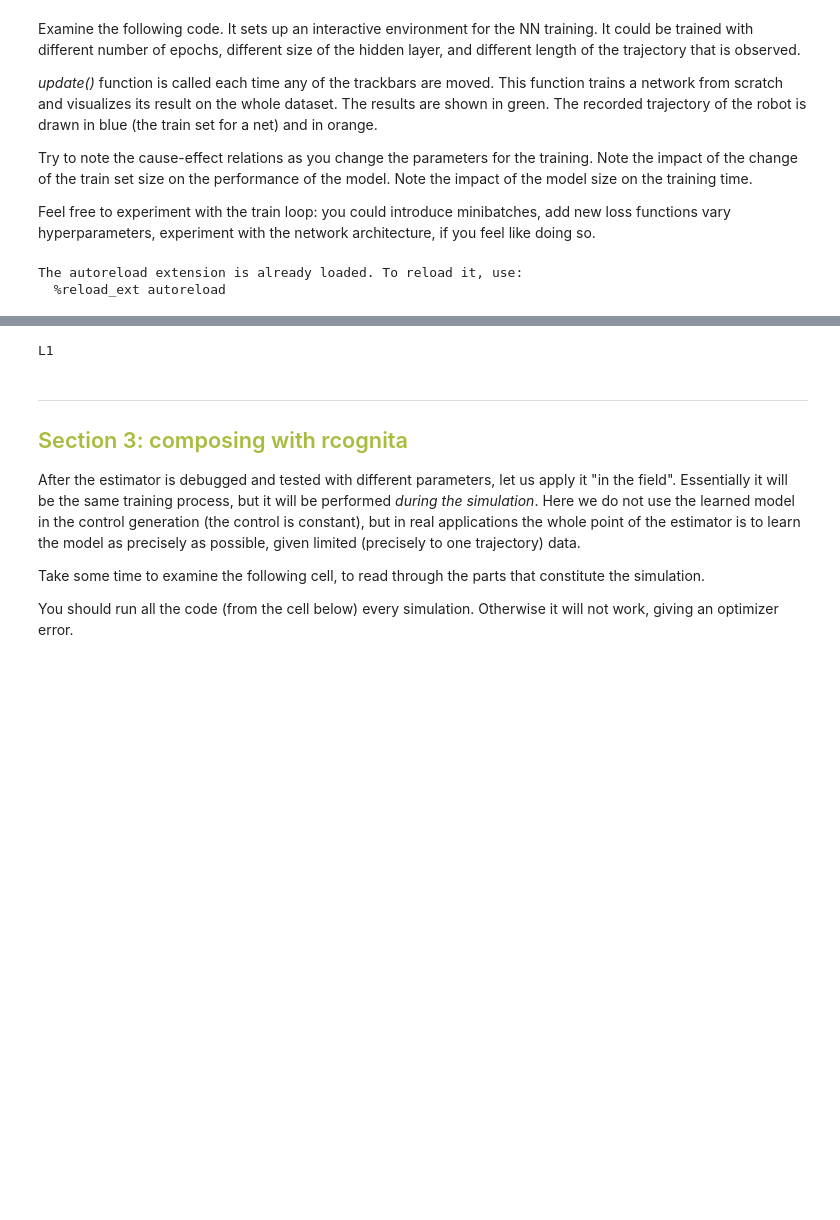
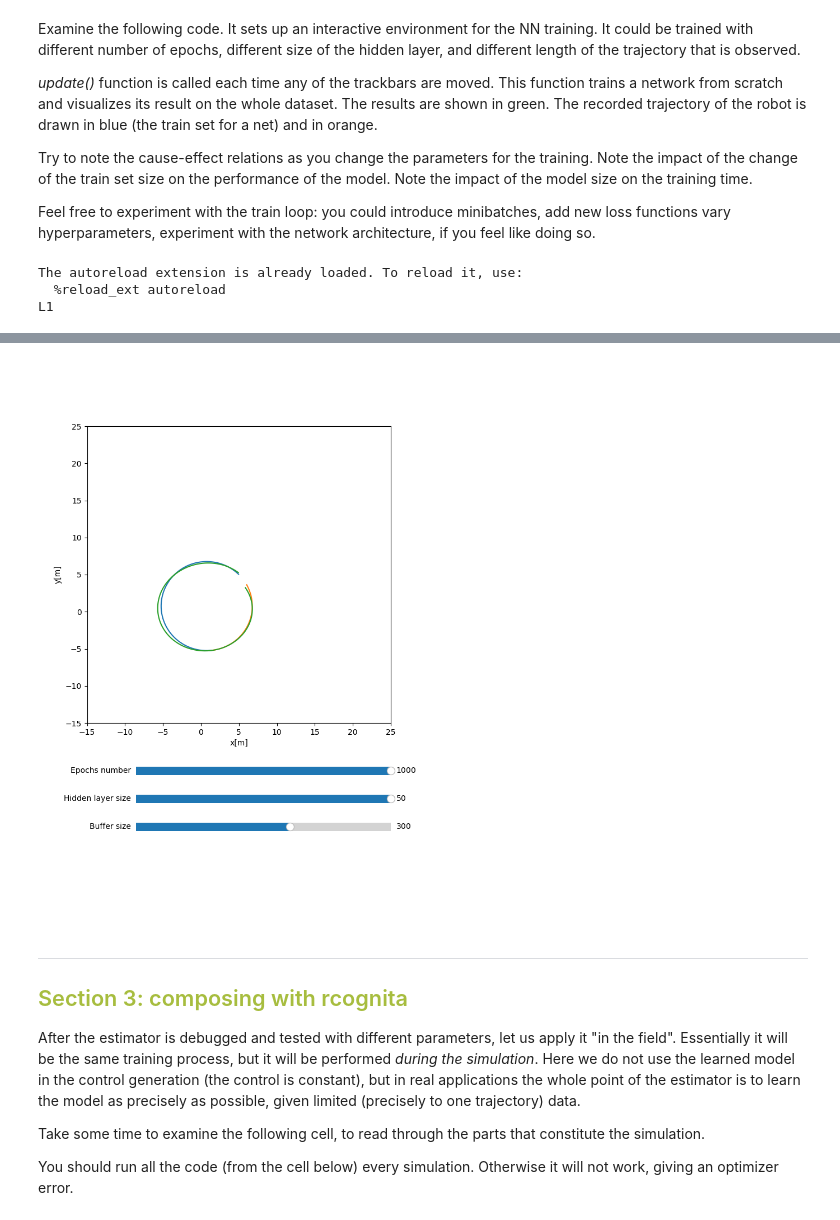
Before and after one commit to Taintedy/edu-2022-adv-control, a Jupyter notebook: assignments/asgn-1/asgn-1.ipynb, the cells around one changed output, grey strips where cells are left out. Cells and saved outputs as stored; diff of their text form; code cells hidden in the pictures; blank space fills up the shorter version.

```diff
--- a/assignments/asgn-1/asgn-1.ipynb
+++ b/assignments/asgn-1/asgn-1.ipynb
@@ -91,7 +91,7 @@ import torch
 import torch.optim as optim
 import torch.nn as nn
 
-%matplotlib notebook
+# %matplotlib notebook
 %load_ext autoreload
 %autoreload 2
 
@@ -106,7 +106,7 @@ class ModelRNN_linear(nn.Module):
         # YOUR CODE BELOW
         #############################################
 
-
+        self.fc = nn.Linear(dim_observation,dim_observation)
 
         #############################################
         # YOUR CODE ABOVE
@@ -116,12 +116,11 @@ class ModelRNN_linear(nn.Module):
 
     def forward(self, x):
         x = x.double()
-
         #############################################
         # YOUR CODE BELOW
         #############################################
 
-
+        x = self.fc(x)
 
         #############################################
         # YOUR CODE ABOVE
@@ -265,8 +266,8 @@ class ModelRNN(nn.Module):
         #############################################
         # YOUR CODE BELOW
         #############################################
-
-
+        self.layer = nn.Sequential(nn.Linear(dim_observation + dim_action, dim_hidden),
+                                   nn.Linear(dim_hidden, dim_observation))
 
         #############################################
         # YOUR CODE ABOVE
@@ -281,7 +282,7 @@ class ModelRNN(nn.Module):
         # YOUR CODE BELOW
         #############################################
 
-
+        x = self.layer(x)
 
         #############################################
         # YOUR CODE ABOVE
@@ -329,8 +330,9 @@ class ModelRNN_deeper(nn.Module):
         #############################################
         # YOUR CODE BELOW
         #############################################
-
-
+        self.layer = nn.Sequential(nn.Linear(dim_observation + dim_action, dim_hidden),
+                                   nn.Linear(dim_hidden, dim_hidden),
+                                   nn.Linear(dim_hidden, dim_observation))
 
         #############################################
         # YOUR CODE ABOVE
@@ -345,7 +347,7 @@ class ModelRNN_deeper(nn.Module):
         # YOUR CODE BELOW
         #############################################
 
-
+        x = self.layer(x)
 
         #############################################
         # YOUR CODE ABOVE
@@ -387,8 +391,9 @@ import numpy as np
 import matplotlib.pyplot as plt
 from matplotlib.widgets import Slider, Button
 
-%matplotlib notebook
+# %matplotlib notebook
 %load_ext autoreload
+%matplotlib widget
 %autoreload 2
 
 fig, ax = plt.subplots(figsize=(7, 10))
@@ -407,8 +412,8 @@ axhidd = plt.axes([0.25, 0.20, 0.65, 0.03])
 axepochs = plt.axes([0.25, 0.25, 0.65, 0.03])
 
 buff = Slider(axbuff, 'Buffer size', 100, len(data), 300)
-hidd = Slider(axhidd, 'Hidden layer size', 2, 20, 10)
-epochs = Slider(axepochs, 'Epochs number', 1, 40, 10)
+hidd = Slider(axhidd, 'Hidden layer size', 2, 50, 50)
+epochs = Slider(axepochs, 'Epochs number', 1, 1000, 1000)
 
 def update(val):
     buffer_size = int(buff.val)
@@ -472,3 +477,4 @@ plt.show()
 # %% [output]
 The autoreload extension is already loaded. To reload it, use:
   %reload_ext autoreload
+L1
@@ -477,4 +481,4 @@ The autoreload extension is already loaded. To reload it, use:
-L1
+[figure, added]
 # %% [markdown]
 ***
 
```
Also changed, not shown: parts of 9 cells of this notebook.
